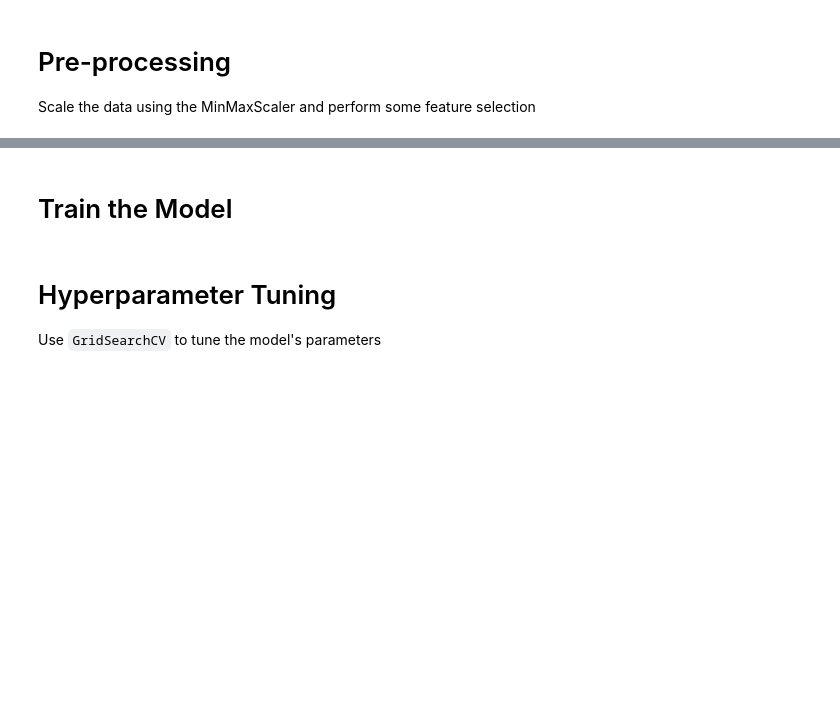
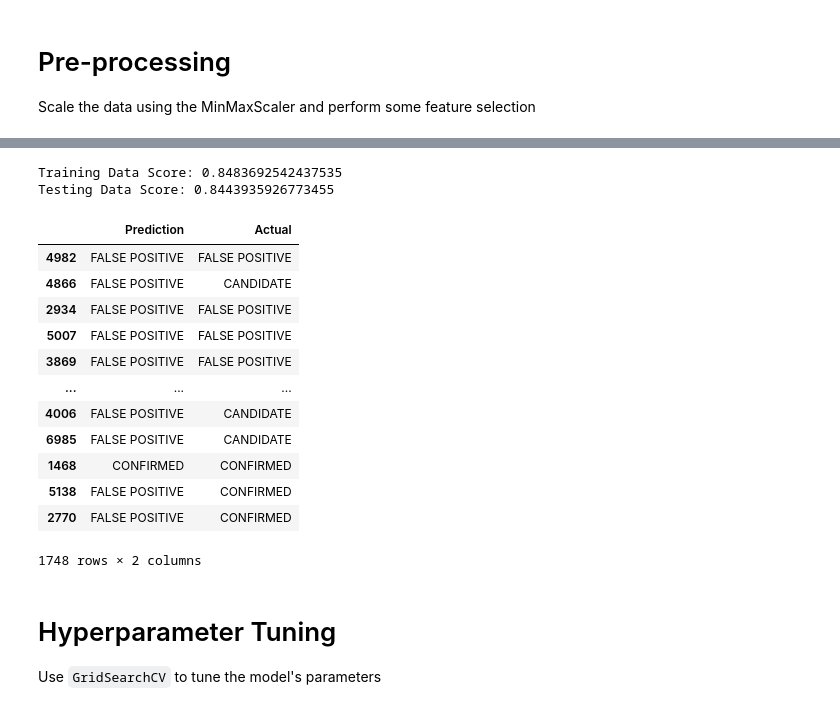
Before and after one commit to AliciaAPerez/Machine_Learning_with_NASA_Data, a Jupyter notebook: model_1.ipynb, the cells around one changed output, grey strips where cells are left out. Drawn from its saved outputs; the diff is of its cells as text; code cells hidden in the pictures; blank space fills up the shorter version.

```diff
--- a/model_1.ipynb
+++ b/model_1.ipynb
@@ -73,19 +126,27 @@ model.score(X_test_scaled, y_test)
-# %% [markdown]
-# Train the Model
-# %%
-model.compile(optimizer='adam',
-              loss='categorical_crossentropy',
-              metrics=['accuracy'])
-model.fit(
-    X_train_scaled,
-    y_train,
-    epochs=60,
-    shuffle=True,
-    verbose=2
-)
 # %%
-print(f"Training Data Score: {model2.score(X_train_scaled, y_train)}")
-print(f"Testing Data Score: {model2.score(X_test_scaled, y_test)}")
+print(f"Training Data Score: {model.score(X_train_scaled, y_train)}")
+print(f"Testing Data Score: {model.score(X_test_scaled, y_test)}")
+# %% [output]
+Training Data Score: 0.8483692542437535
+Testing Data Score: 0.8443935926773455
+# %%
+predictions = model.predict(X_test)
+# %%
+pd.DataFrame({"Prediction": predictions, "Actual": y_test})
+# %% [output]
+|  | Prediction | Actual |
+| 4982 | FALSE POSITIVE | FALSE POSITIVE |
+| 4866 | FALSE POSITIVE | CANDIDATE |
+| 2934 | FALSE POSITIVE | FALSE POSITIVE |
+| 5007 | FALSE POSITIVE | FALSE POSITIVE |
+| 3869 | FALSE POSITIVE | FALSE POSITIVE |
+| ... | ... | ... |
+| 4006 | FALSE POSITIVE | CANDIDATE |
+| 6985 | FALSE POSITIVE | CANDIDATE |
+| 1468 | CONFIRMED | CONFIRMED |
+| 5138 | FALSE POSITIVE | CONFIRMED |
+| 2770 | FALSE POSITIVE | CONFIRMED |
+1748 rows × 2 columns
 # %% [markdown]
 # Hyperparameter Tuning
 
```
Also changed, not shown: parts of 22 cells of this notebook, 1 other file.
